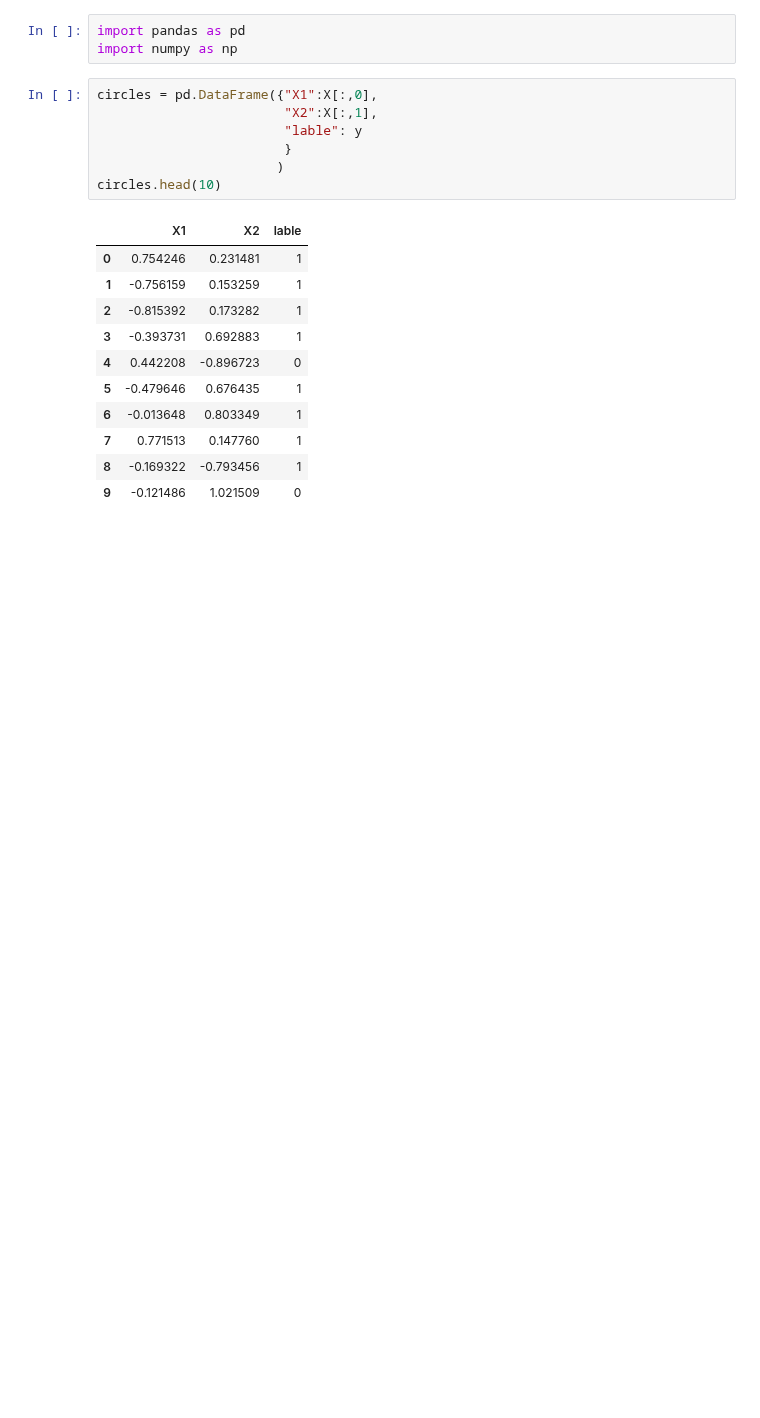
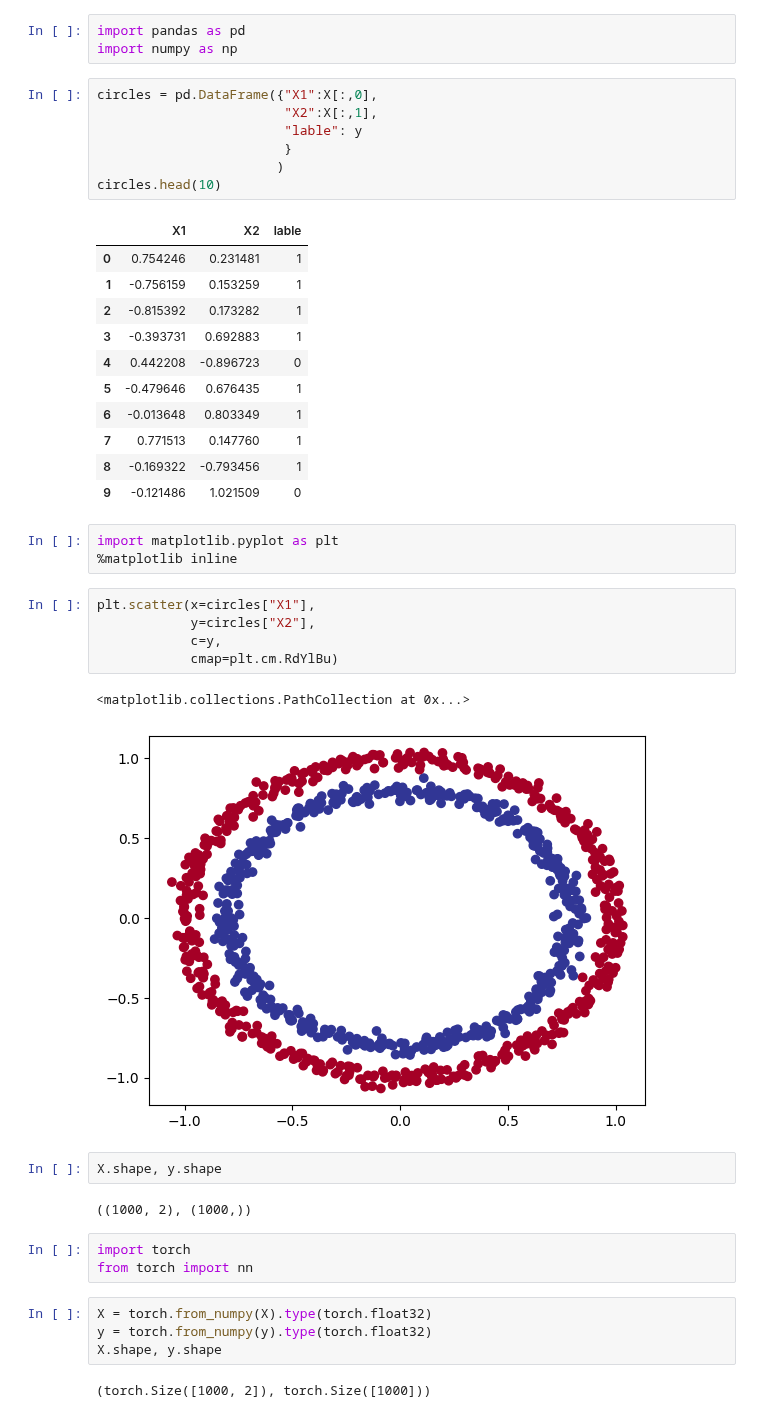
Before and after one commit to raviakasapu/DeepLearningPyTorch, a Jupyter notebook: 02_PyTorch_Classification_Neural_Networks.ipynb, the cells around one changed output. Drawn from its saved outputs; the diff is of its cells as text; blank space fills up the shorter version.

```diff
--- a/02_PyTorch_Classification_Neural_Networks.ipynb
+++ b/02_PyTorch_Classification_Neural_Networks.ipynb
@@ -53,3 +53,27 @@ circles.head(10)
 | 7 | 0.771513 | 0.147760 | 1 |
 | 8 | -0.169322 | -0.793456 | 1 |
 | 9 | -0.121486 | 1.021509 | 0 |
+# %%
+import matplotlib.pyplot as plt
+%matplotlib inline
+# %%
+plt.scatter(x=circles["X1"],
+            y=circles["X2"],
+            c=y,
+            cmap=plt.cm.RdYlBu)
+# %% [output]
+<matplotlib.collections.PathCollection at 0x...>
+[figure, added]
+# %%
+X.shape, y.shape
+# %% [output]
+((1000, 2), (1000,))
+# %%
+import torch
+from torch import nn
+# %%
+X = torch.from_numpy(X).type(torch.float32)
+y = torch.from_numpy(y).type(torch.float32)
+X.shape, y.shape
+# %% [output]
+(torch.Size([1000, 2]), torch.Size([1000]))
```
Also changed, not shown: parts of 4 cells of this notebook.
